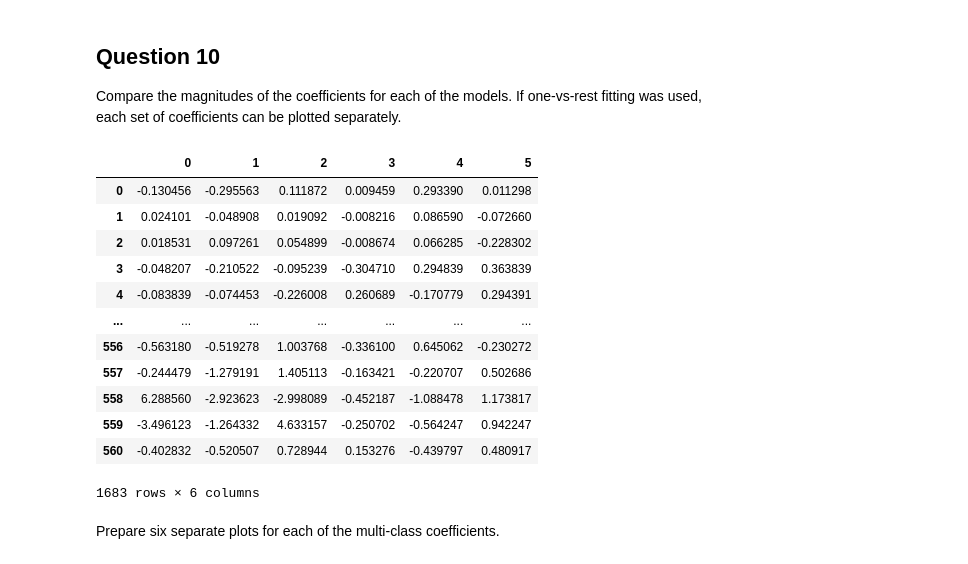
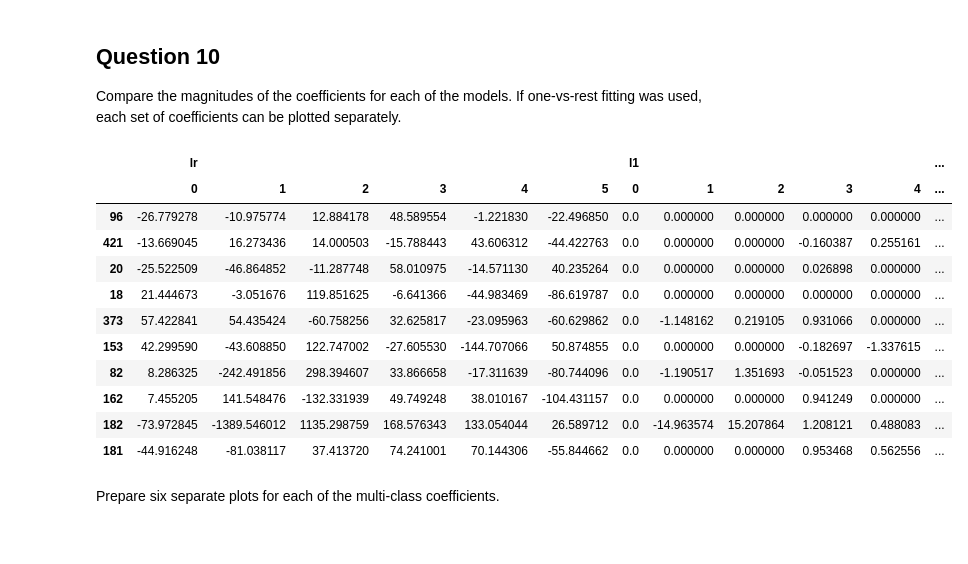
Before and after one commit to neiva098/inteligencia-computacional, a Jupyter notebook: regressao-logistica-v2/Regressao_Logistica_V2_ava.ipynb, the cells around one changed output. Saved outputs shown, nothing was run; the diff lists cells and outputs as text; code cells hidden in the pictures.

```diff
--- a/regressao-logistica-v2/Regressao_Logistica_V2_ava.ipynb
+++ b/regressao-logistica-v2/Regressao_Logistica_V2_ava.ipynb
@@ -219,4 +219,4 @@ lr_l1 = LogisticRegressionCV(Cs=10, cv=4, penalty='l1', solver='liblinear').fit(
 #Try with different solvers like ‘newton-cg’, ‘lbfgs’, ‘sag’, ‘saga’ and give your observations
 # %%
 # L2 regularized logistic regression
-lr_l2 = LogisticRegressionCV(Cs=10, cv=4, penalty='l2').fit(X_train, y_train)
+lr_l2 = LogisticRegressionCV(Cs=10, cv=4, penalty='l2', max_iter=10000).fit(X_train, y_train)
@@ -482,33 +446,33 @@ Please also refer to the documentation for alternative solver options:
 
 Compare the magnitudes of the coefficients for each of the models. If one-vs-rest fitting was used, each set of coefficients can be plotted separately.
 # %%
-# Combine all the coefficients into a dataframe for comparison
 coefficients = list()
 
-models = [my_lr, my_lr_l1, my_lr_l2]
+labels = ['lr', 'l1', 'l2']
+models = [lr, lr_l1, lr_l2]
 
-for mod in models:
+for lab,mod in zip(labels, models):
     coeffs = mod.coef_
-    coeff_label = pd.MultiIndex(levels=[[0,1,2,3,4,5]], codes=[[0,1,2,3,4,5]])
-
+    coeff_label = pd.MultiIndex(levels=[[lab], [0,1,2,3,4,5]],
+                                 codes=[[0,0,0,0,0,0], [0,1,2,3,4,5]])
     coefficients.append(pd.DataFrame(coeffs.T, columns=coeff_label))
 
-coefficients = pd.concat(coefficients)
-coefficients
+coefficients = pd.concat(coefficients, axis=1)
+
+coefficients.sample(10)
 # %% [output]
-|  | 0 | 1 | 2 | 3 | 4 | 5 |
-| 0 | -0.130456 | -0.295563 | 0.111872 | 0.009459 | 0.293390 | 0.011298 |
-| 1 | 0.024101 | -0.048908 | 0.019092 | -0.008216 | 0.086590 | -0.072660 |
-| 2 | 0.018531 | 0.097261 | 0.054899 | -0.008674 | 0.066285 | -0.228302 |
-| 3 | -0.048207 | -0.210522 | -0.095239 | -0.304710 | 0.294839 | 0.363839 |
-| 4 | -0.083839 | -0.074453 | -0.226008 | 0.260689 | -0.170779 | 0.294391 |
-| ... | ... | ... | ... | ... | ... | ... |
-| 556 | -0.563180 | -0.519278 | 1.003768 | -0.336100 | 0.645062 | -0.230272 |
-| 557 | -0.244479 | -1.279191 | 1.405113 | -0.163421 | -0.220707 | 0.502686 |
-| 558 | 6.288560 | -2.923623 | -2.998089 | -0.452187 | -1.088478 | 1.173817 |
-| 559 | -3.496123 | -1.264332 | 4.633157 | -0.250702 | -0.564247 | 0.942247 |
-| 560 | -0.402832 | -0.520507 | 0.728944 | 0.153276 | -0.439797 | 0.480917 |
+|  | lr |  |  |  |  |  | l1 |  |  |  |  | ... |
+|  | 0 | 1 | 2 | 3 | 4 | 5 | 0 | 1 | 2 | 3 | 4 | ... |
+| 96 | -26.779278 | -10.975774 | 12.884178 | 48.589554 | -1.221830 | -22.496850 | 0.0 | 0.000000 | 0.000000 | 0.000000 | 0.000000 | ... |
+| 421 | -13.669045 | 16.273436 | 14.000503 | -15.788443 | 43.606312 | -44.422763 | 0.0 | 0.000000 | 0.000000 | -0.160387 | 0.255161 | ... |
+| 20 | -25.522509 | -46.864852 | -11.287748 | 58.010975 | -14.571130 | 40.235264 | 0.0 | 0.000000 | 0.000000 | 0.026898 | 0.000000 | ... |
+| 18 | 21.444673 | -3.051676 | 119.851625 | -6.641366 | -44.983469 | -86.619787 | 0.0 | 0.000000 | 0.000000 | 0.000000 | 0.000000 | ... |
+| 373 | 57.422841 | 54.435424 | -60.758256 | 32.625817 | -23.095963 | -60.629862 | 0.0 | -1.148162 | 0.219105 | 0.931066 | 0.000000 | ... |
+| 153 | 42.299590 | -43.608850 | 122.747002 | -27.605530 | -144.707066 | 50.874855 | 0.0 | 0.000000 | 0.000000 | -0.182697 | -1.337615 | ... |
+| 82 | 8.286325 | -242.491856 | 298.394607 | 33.866658 | -17.311639 | -80.744096 | 0.0 | -1.190517 | 1.351693 | -0.051523 | 0.000000 | ... |
+| 162 | 7.455205 | 141.548476 | -132.331939 | 49.749248 | 38.010167 | -104.431157 | 0.0 | 0.000000 | 0.000000 | 0.941249 | 0.000000 | ... |
+| 182 | -73.972845 | -1389.546012 | 1135.298759 | 168.576343 | 133.054044 | 26.589712 | 0.0 | -14.963574 | 15.207864 | 1.208121 | 0.488083 | ... |
+| 181 | -44.916248 | -81.038117 | 37.413720 | 74.241001 | 70.144306 | -55.844662 | 0.0 | 0.000000 | 0.000000 | 0.953468 | 0.562556 | ... |
-1683 rows × 6 columns
 # %% [markdown]
 Prepare six separate plots for each of the multi-class coefficients.
 # %%
```
Also changed, not shown: parts of 20 cells of this notebook, 1 other file.
